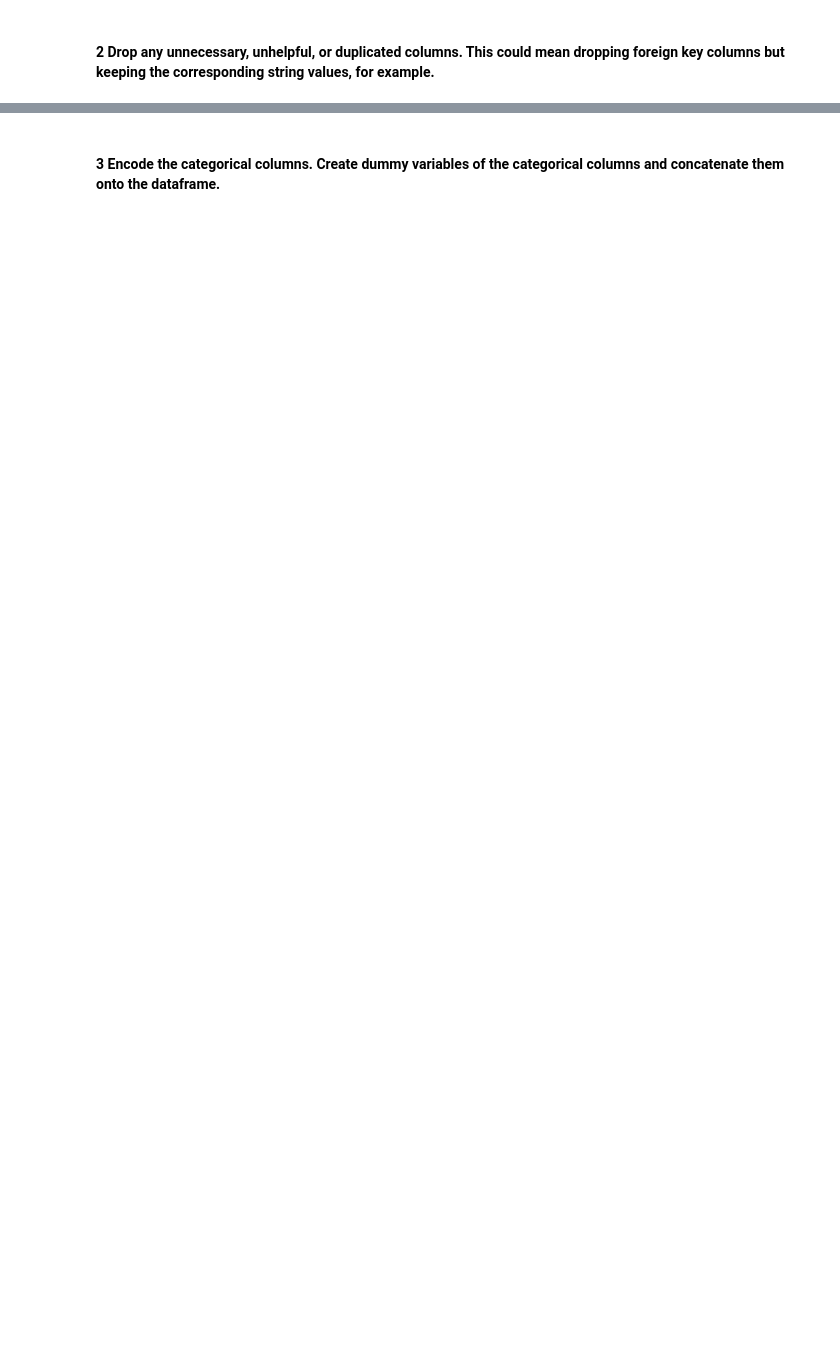
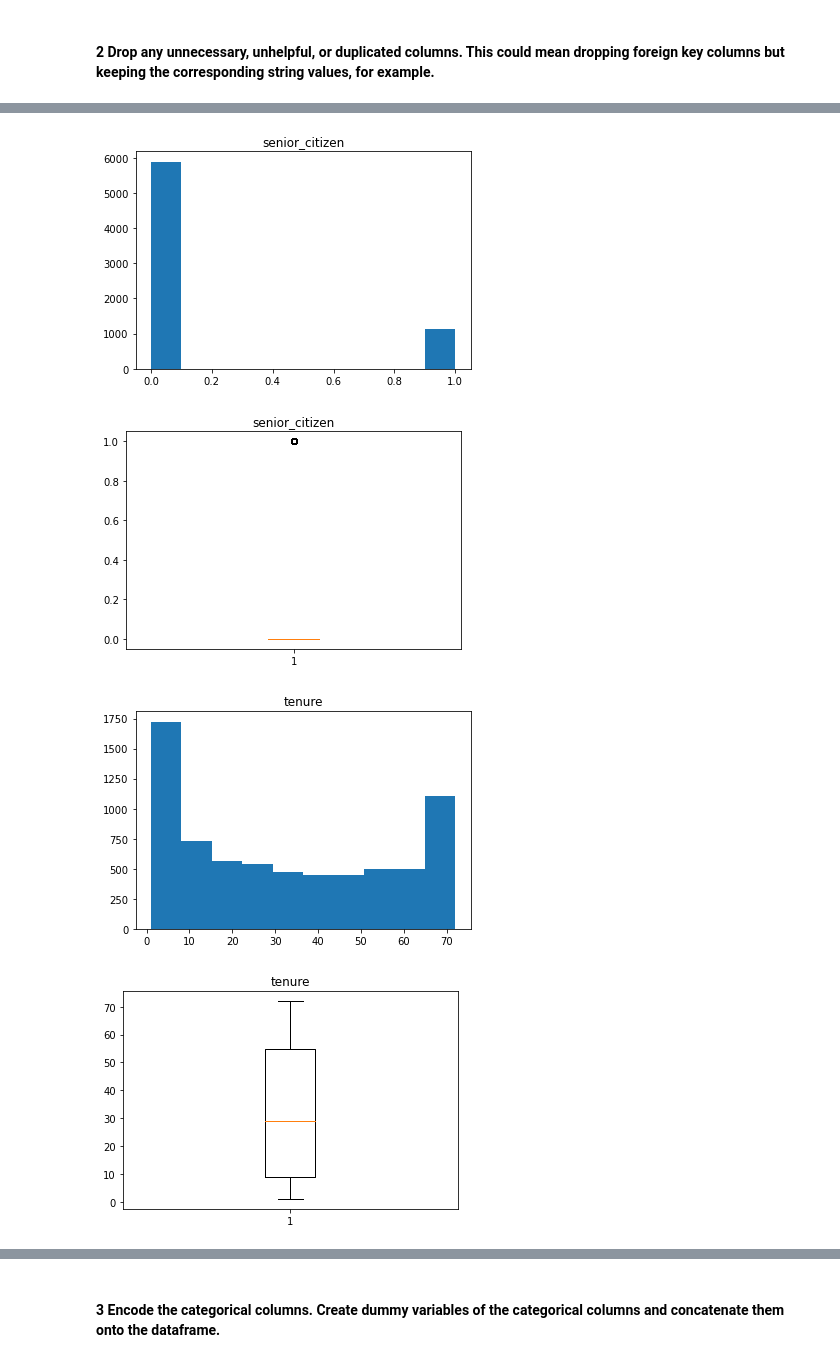
Before and after one commit to cfreeman22/classification-exercises, a Jupyter notebook: classification_exercises.ipynb, the cells around one changed output, grey strips where cells are left out. Cells and saved outputs as stored; diff of their text form; code cells hidden in the pictures; blank space fills up the shorter version.

```diff
--- a/classification_exercises.ipynb
+++ b/classification_exercises.ipynb
@@ -564,2 +686,4 @@ df_telco.head()
 # %% [markdown]
 #### 2 Drop any unnecessary, unhelpful, or duplicated columns. This could mean dropping foreign key columns but keeping the corresponding string values, for example.
+# %%
+df_telco.drop(columns=['payment_type_id', 'internet_service_type_id', 'contract_type_id', 'customer_id'], inplace=True)
@@ -565,0 +757,4 @@ df_telco.head()
+# %%
+df_telco['total_charges'] = df_telco['total_charges'].str.strip()
+# %%
+df_telco = df_telco[df_telco.total_charges != '']
@@ -565,0 +766,3 @@ df_telco.head()
+# %%
+# Convert datatype
+df_telco['total_charges'] = df_telco.total_charges.astype(float)
@@ -565,0 +782,15 @@ df_telco.head()
+# %%
+# Plot numeric columns
+num_cols = df_telco.columns[[(df_telco[col].dtype == 'int64') or (df_telco[col].dtype == 'float64') for col in df_telco.columns]]
+for col in num_cols:
+    plt.hist(df_telco[col])
+    plt.title(col)
+    plt.show()
+    plt.boxplot(df_telco[col])
+    plt.title(col)
+    plt.show()
+# %% [output]
+[figure, added]
+[figure, added]
+[figure, added]
+[figure, added]
```
Also changed, not shown: parts of 56 cells of this notebook, 1 other file.
